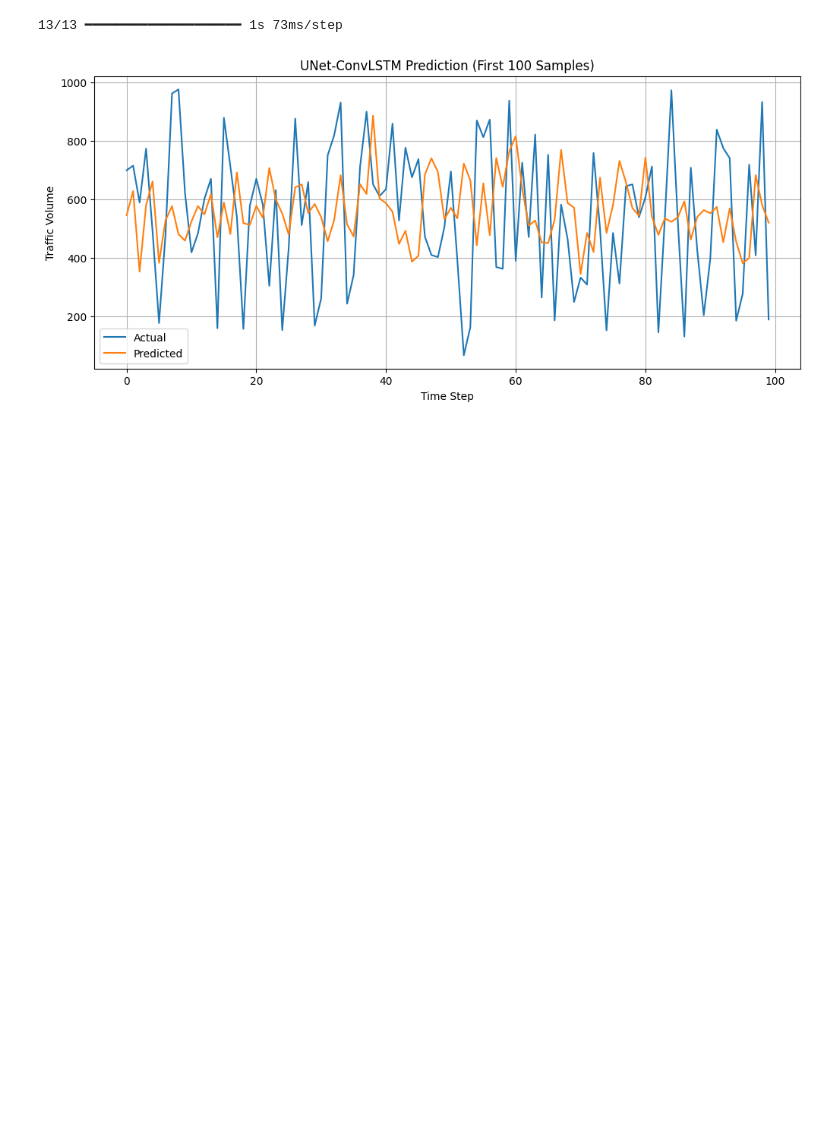
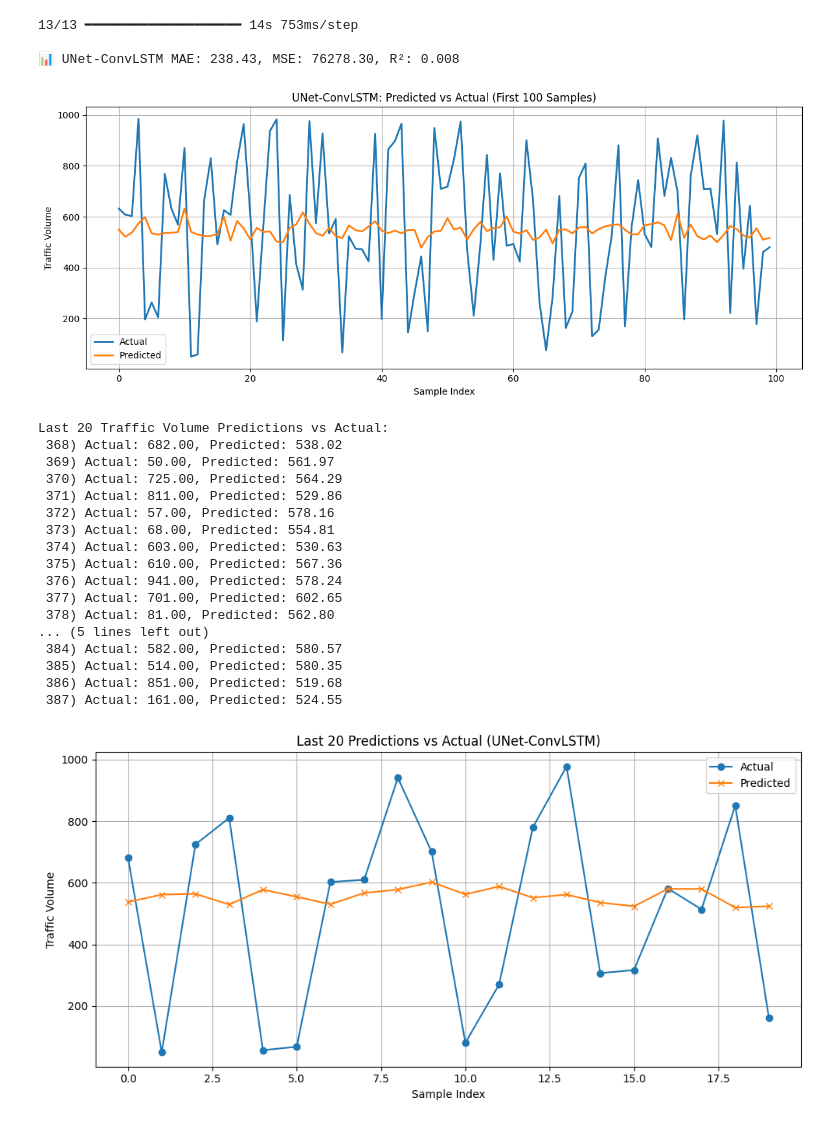
Before and after one commit to fadzniaidil/model, a Jupyter notebook: UNet-ConvLSTM.ipynb, the cells around one changed output. Cells and saved outputs as stored; diff of their text form; code cells hidden in the pictures; blank space fills up the shorter version.

```diff
--- a/UNet-ConvLSTM.ipynb
+++ b/UNet-ConvLSTM.ipynb
@@ -42,5 +65 @@ def create_sequences(data, seq_len):
-# %%
-data_scaled = np.hstack((X_scaled, y_scaled))
-SEQ_LEN = 10
-X_seq, y_seq = create_sequences(data_scaled, SEQ_LEN)
 # %%
@@ -108,18 +128,66 @@ Epoch 33/100
 # %%
-y_pred = model_unet.predict(X_test)
+# --- Evaluate ---
+y_pred = model.predict(X_test)
 y_pred_inv = scaler_y.inverse_transform(y_pred)
 y_test_inv = scaler_y.inverse_transform(y_test.reshape(-1, 1))
+
+mae = mean_absolute_error(y_test_inv, y_pred_inv)
+mse = mean_squared_error(y_test_inv, y_pred_inv)
+r2 = r2_score(y_test_inv, y_pred_inv)
+
+print(f"\n📊 UNet-ConvLSTM MAE: {mae:.2f}, MSE: {mse:.2f}, R²: {r2:.3f}")
 # %% [output]
-13/13 ━━━━━━━━━━━━━━━━━━━━ 1s 73ms/step
+13/13 ━━━━━━━━━━━━━━━━━━━━ 14s 753ms/step
+
+📊 UNet-ConvLSTM MAE: 238.43, MSE: 76278.30, R²: 0.008
 # %%
+# --- Plot prediction vs actual (first 100) ---
 plt.figure(figsize=(12, 5))
-plt.plot(y_test_inv[:100], label='Actual')
-plt.plot(y_pred_inv[:100], label='Predicted')
-plt.title("UNet-ConvLSTM Prediction (First 100 Samples)")
-plt.xlabel("Time Step")
+plt.plot(y_test_inv[:100], label='Actual', linewidth=2)
+plt.plot(y_pred_inv[:100], label='Predicted', linewidth=2)
+plt.title("UNet-ConvLSTM: Predicted vs Actual (First 100 Samples)")
+plt.xlabel("Sample Index")
 plt.ylabel("Traffic Volume")
+plt.grid(True)
 plt.legend()
+plt.tight_layout()
+plt.show()
+
+# --- Print last 20 predictions ---
+print("\nLast 20 Traffic Volume Predictions vs Actual:")
+for i in range(-20, 0):
+    actual = y_test_inv[i][0]
+    predicted = y_pred_inv[i][0]
+    print(f"{len(y_test_inv) + i + 1:4d}) Actual: {actual:.2f}, Predicted: {predicted:.2f}")
+
+# --- Plot last 20 predictions ---
+plt.figure(figsize=(10, 5))
+plt.plot(y_test_inv[-20:], label='Actual', marker='o')
+plt.plot(y_pred_inv[-20:], label='Predicted', marker='x')
+plt.title("Last 20 Predictions vs Actual (UNet-ConvLSTM)")
+plt.xlabel("Sample Index")
+plt.ylabel("Traffic Volume")
 plt.grid(True)
+plt.legend()
+plt.tight_layout()
 plt.show()
 # %% [output]
-[figure, old version]
+[figure, new version]
+Last 20 Traffic Volume Predictions vs Actual:
+ 368) Actual: 682.00, Predicted: 538.02
+ 369) Actual: 50.00, Predicted: 561.97
+ 370) Actual: 725.00, Predicted: 564.29
+ 371) Actual: 811.00, Predicted: 529.86
+ 372) Actual: 57.00, Predicted: 578.16
+ 373) Actual: 68.00, Predicted: 554.81
+ 374) Actual: 603.00, Predicted: 530.63
+ 375) Actual: 610.00, Predicted: 567.36
+ 376) Actual: 941.00, Predicted: 578.24
+ 377) Actual: 701.00, Predicted: 602.65
+ 378) Actual: 81.00, Predicted: 562.80
+... (5 lines left out)
+ 384) Actual: 582.00, Predicted: 580.57
+ 385) Actual: 514.00, Predicted: 580.35
+ 386) Actual: 851.00, Predicted: 519.68
+ 387) Actual: 161.00, Predicted: 524.55
+[figure, added]
```
Also changed, not shown: parts of 9 cells of this notebook, 4 other files.
